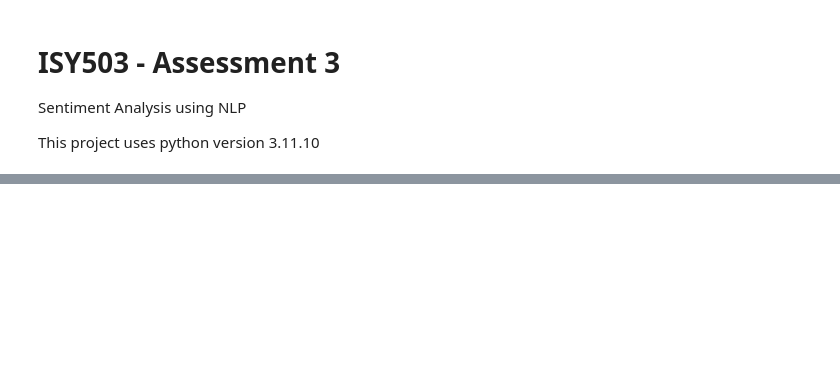
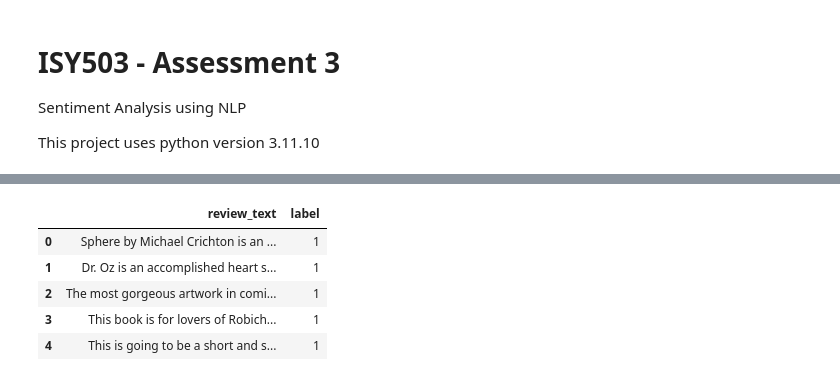
Before and after one commit to joaquinmorales13a069/ISY503_M12_Group-4_Final-Project, a Jupyter notebook: NLP_Model/NLP_Sentiment_Analysis_Transformers.ipynb, the cells around one changed output, grey strips where cells are left out. Drawn from its saved outputs; the diff is of its cells as text; code cells hidden in the pictures; blank space fills up the shorter version.

Commit message:
Created Transformers branch, updated dataframe preprocessing and applied Hugging face Transformers pretrained sentiment analysis model to the dataframe. Created Flask app required files and directory

```diff
--- a/NLP_Model/NLP_Model_Review.ipynb
+++ b/NLP_Model/NLP_Sentiment_Analysis_Transformers.ipynb
@@ -40,5 +32,5 @@ Data is divided into .review files (8 total) which includes positive and negativ
 # %%
-# function that iterates on all file paths and parses the XML content
+# Function to parse review files
 def parse_review_files(file_paths):
     # Define the columns for the DataFrame
     columns = ["unique_id", "asin", "product_name", "product_type", "helpful",
@@ -48,7 +40,7 @@ def parse_review_files(file_paths):
     for file_path in file_paths:
         # Initialize an empty list to store each review's content temporarily
         review = []
-        with open(file_path, 'r') as file:
+        with open(file_path, 'r', encoding='utf-8') as file:
             for line in file:
                 review.append(line.strip())
                 # End of a review block
@@ -85,7 +77,7 @@ def parse_review_files(file_paths):
     df_reviews = pd.DataFrame(data, columns=columns)
     return df_reviews
 
-# file paths:
+# File paths
 file_paths = [
     './DATA/books/positive.review',
     './DATA/books/negative.review',
@@ -97,7 +89,7 @@ file_paths = [
     './DATA/kitchen_&_housewares/negative.review',
 ]
 
-# Call the function to parse all specified files
+# Parse all specified files
 df_reviews = parse_review_files(file_paths)
 
 # Display the DataFrame
@@ -237,0 +124,23 @@ pickle.dump(scaler, open('Models/min_max_scaler.pkl', 'wb'))
+# %%
+# Clean the data
+df_reviews = df_reviews.map(lambda x: x.strip() if isinstance(x, str) else x)
+df_reviews.drop(columns=["unique_id", "asin", "product_name", "product_type", "helpful", "title", "date", "reviewer", "reviewer_location"], inplace=True)
+df_reviews.dropna(inplace=True)
+
+# Encode the labels for 'positive' and 'negative'
+df_reviews['label'] = df_reviews['rating'].apply(lambda x: 1 if x >= 3 else 0)
+
+# Conduct outlier removal to eliminate really short or wrong reviews
+df_reviews['review_length'] = df_reviews['review_text'].apply(lambda x: len(x.split()))
+df_reviews = df_reviews[df_reviews['review_length'] >= 5]
+df_reviews.drop(columns=['rating', 'review_length'], inplace=True)
+
+# Display the DataFrame
+df_reviews.head()
+# %% [output]
+|  | review_text | label |
+| 0 | Sphere by Michael Crichton is an ... | 1 |
+| 1 | Dr. Oz is an accomplished heart s... | 1 |
+| 2 | The most gorgeous artwork in comi... | 1 |
+| 3 | This book is for lovers of Robich... | 1 |
+| 4 | This is going to be a short and s... | 1 |
```
Also changed, not shown: parts of 17 cells of this notebook, 6 other files.
